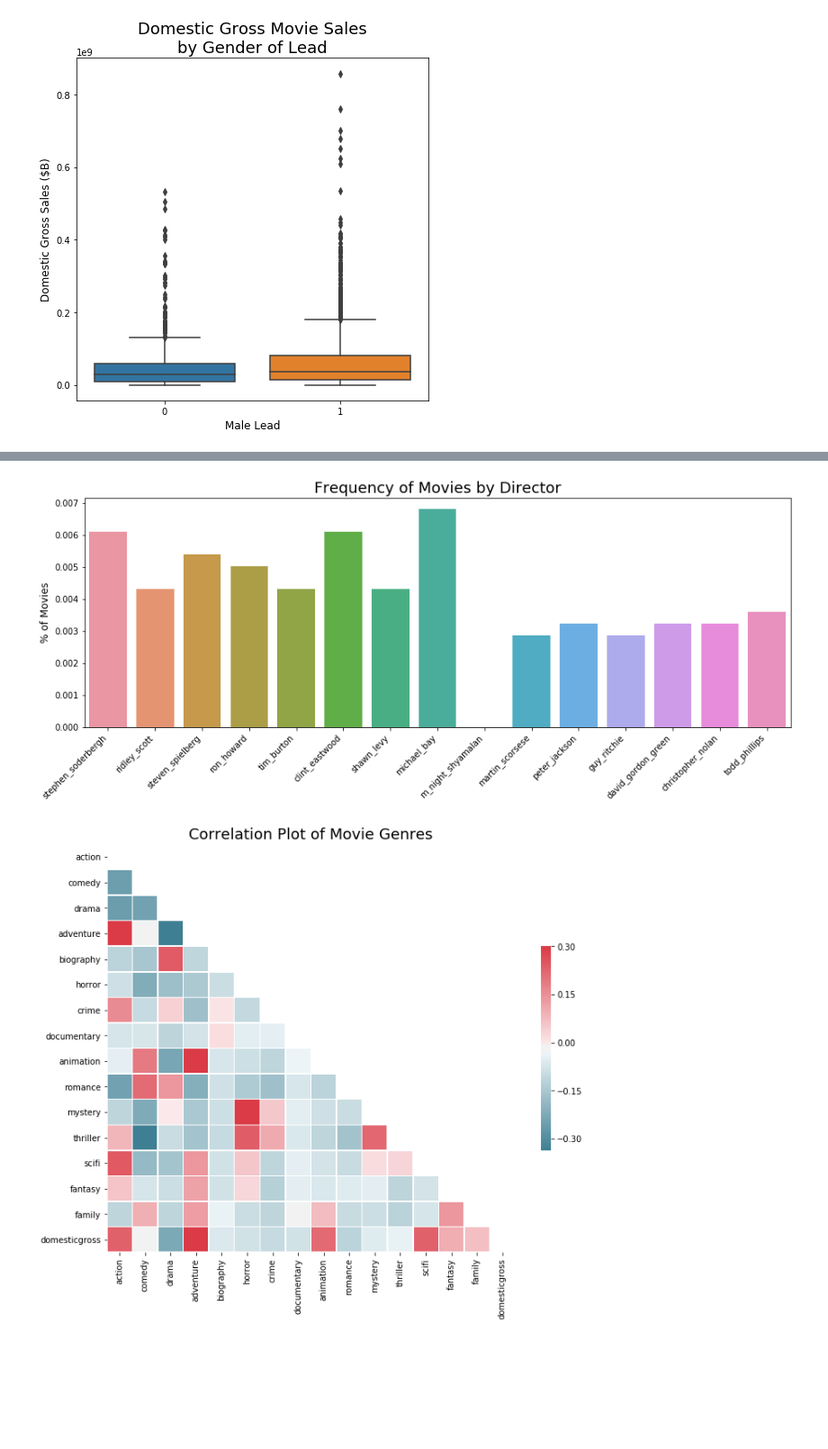
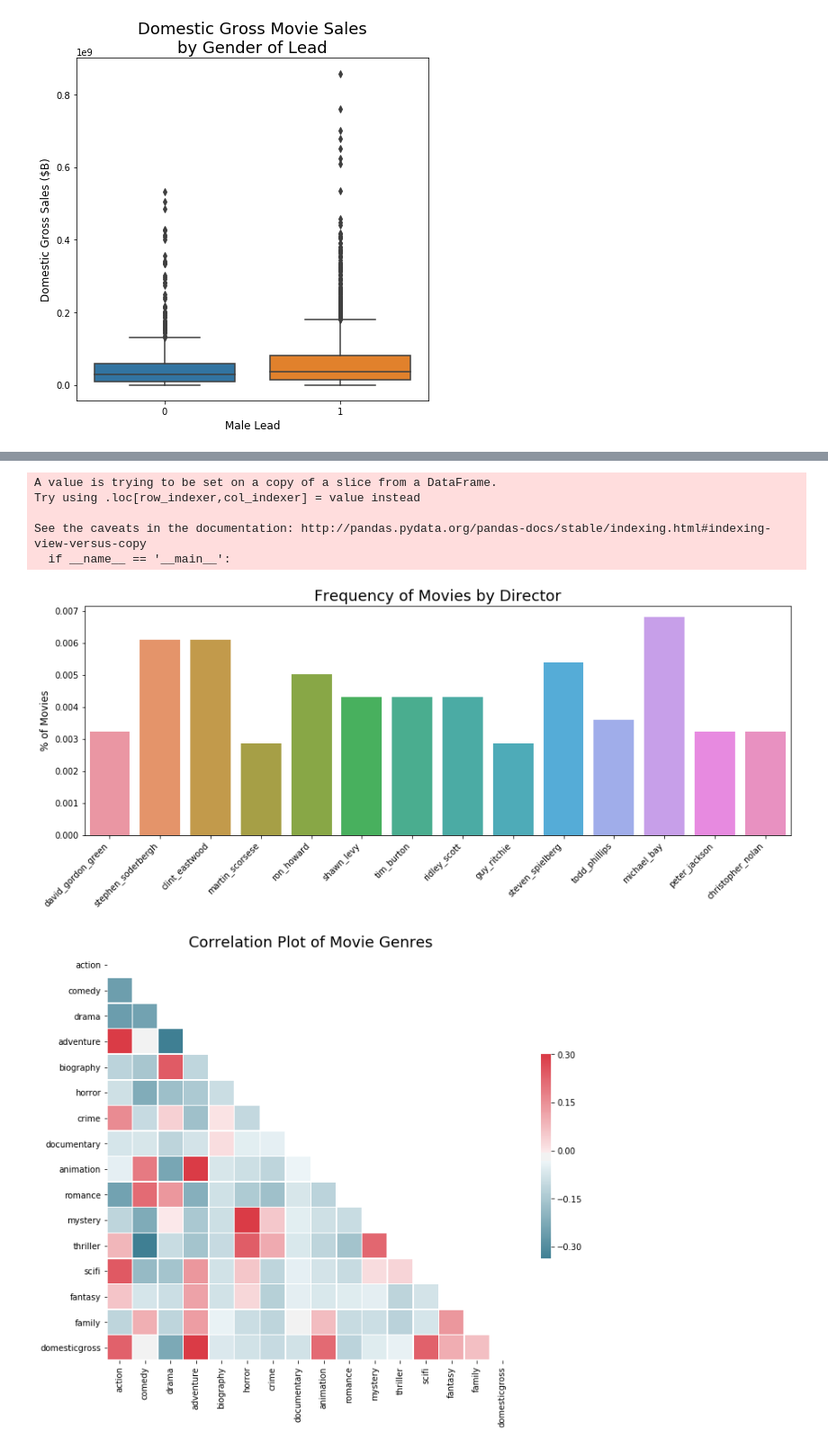
Before and after one commit to benyapiya/Box-Office-Smash, a Jupyter notebook: notebooks/exploratory_analysis.ipynb, the cells around one changed output, grey strips where cells are left out. Shown at 90% size. Drawn from its saved outputs; the diff is of its cells as text; code cells hidden in the pictures; blank space fills up the shorter version.

Commit message:
Updated exploratory_analysis notebook and output new plots

```diff
--- a/notebooks/exploratory_analysis.ipynb
+++ b/notebooks/exploratory_analysis.ipynb
@@ -210,3 +330,24 @@ plt.ylabel("Domestic Gross Sales ($B)", fontsize=12)
 plt.savefig('box_by_lead_gender.png')
 # %% [output]
 [figure]
+# %%
+director_list = ['stephen_soderbergh', 'ridley_scott', 'steven_spielberg', 'ron_howard',
+       'tim_burton', 'clint_eastwood', 'shawn_levy', 'michael_bay',
+       'm_night_shyamalan', 'martin_scorsese', 'peter_jackson', 'guy_ritchie',
+       'david_gordon_green', 'christopher_nolan', 'todd_phillips']
+director_df = movies[director_list]
+
+for director in director_list:
+    director_df[director] = director_df[director] * movies['domesticgross']
+
+director_melt = director_df.melt()
+director_melt = director_melt[director_melt['value']!=0]
+result = director_melt.groupby(['variable'])['value'].aggregate(np.mean).reset_index().sort_values('value')
+
+plt.figure(figsize=(15, 5))
+sns.barplot(data=director_melt, y="value", x="variable", ci=False, order=result['variable'])
+plt.xticks(rotation=45, horizontalalignment='right')
+plt.title("Mean Domestic Gross Movie Sales by Director", fontsize=18)
+plt.xlabel("", fontsize=12)
+plt.ylabel("Domestic Gross Sales ($B)", fontsize=12)
+plt.savefig('director_sales.png')
@@ -213,17 +360,32 @@ plt.savefig('box_by_lead_gender.png')
 # %%
 director_list = ['stephen_soderbergh', 'ridley_scott', 'steven_spielberg', 'ron_howard',
        'tim_burton', 'clint_eastwood', 'shawn_levy', 'michael_bay',
        'm_night_shyamalan', 'martin_scorsese', 'peter_jackson', 'guy_ritchie',
        'david_gordon_green', 'christopher_nolan', 'todd_phillips']
+
+director_df = movies[director_list]
+
+for director in director_list:
+    director_df[director] = director_df[director] * movies['domesticgross']
+
+director_melt = director_df.melt()
+director_melt = director_melt[director_melt['value']!=0]
+result = director_melt.groupby(['variable'])['value'].aggregate(np.mean).reset_index().sort_values('value')
+
 plt.figure(figsize=(15, 5))
-sns.barplot(data=movies[director_list].melt(), y="value", x="variable", ci=None)
+sns.barplot(data=movies[director_list].melt(), y="value", x="variable", ci=None, order=result['variable'])
 plt.xticks(rotation=45, horizontalalignment='right')
 plt.title("Frequency of Movies by Director", fontsize=18)
 plt.xlabel("", fontsize=12)
 plt.ylabel("% of Movies", fontsize=12)
 plt.savefig('director_freq.png')
 # %% [output]
+A value is trying to be set on a copy of a slice from a DataFrame.
+Try using .loc[row_indexer,col_indexer] = value instead
+
+See the caveats in the documentation: http://pandas.pydata.org/pandas-docs/stable/indexing.html#indexing-view-versus-copy
+  if __name__ == '__main__':
-[figure, old version]
+[figure, new version]
 # %%
 # Compute the correlation matrix
 corr = movies[genre_list + ['domesticgross']].corr()
```
Also changed, not shown: parts of 7 cells of this notebook, 11 other files.
